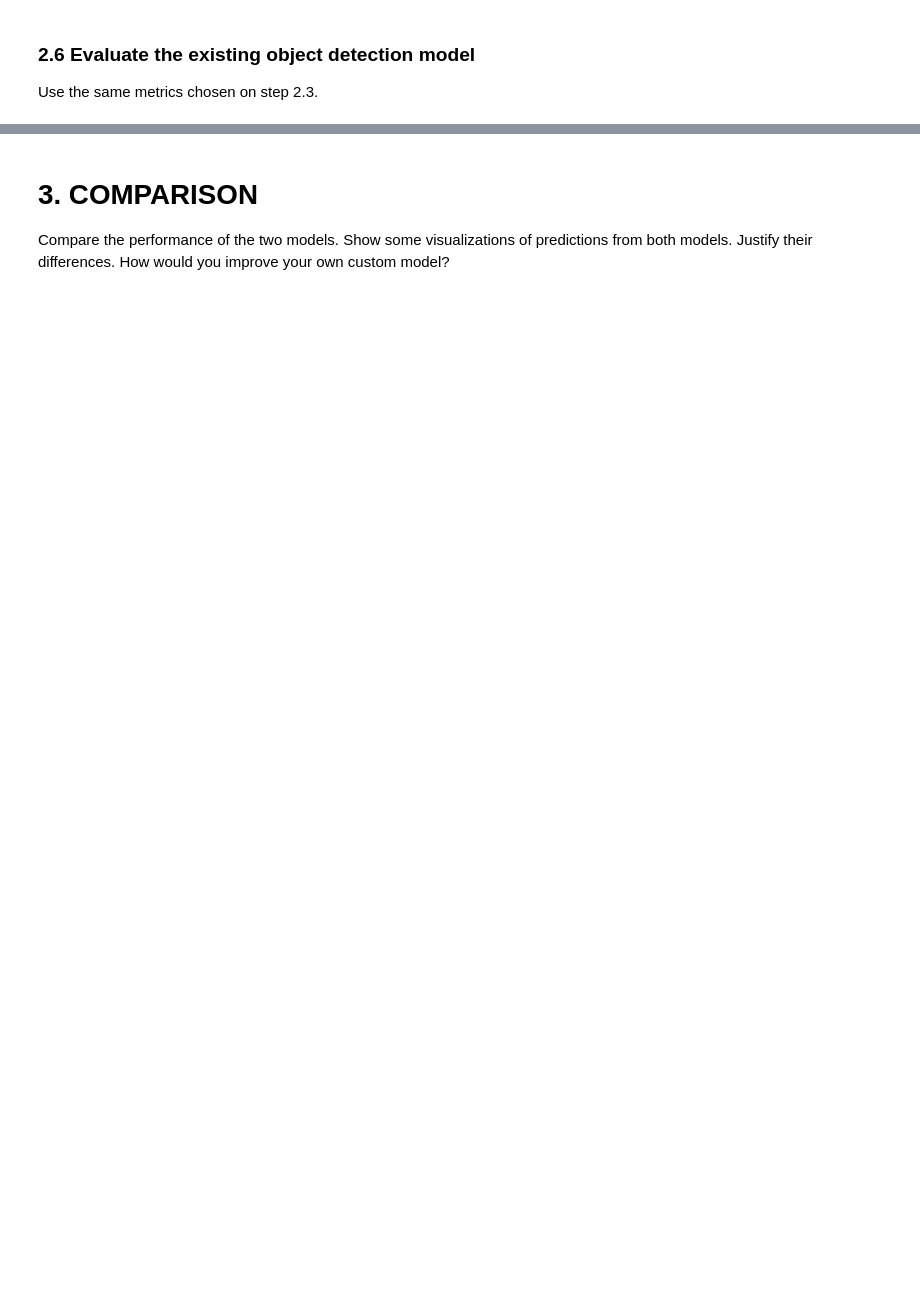
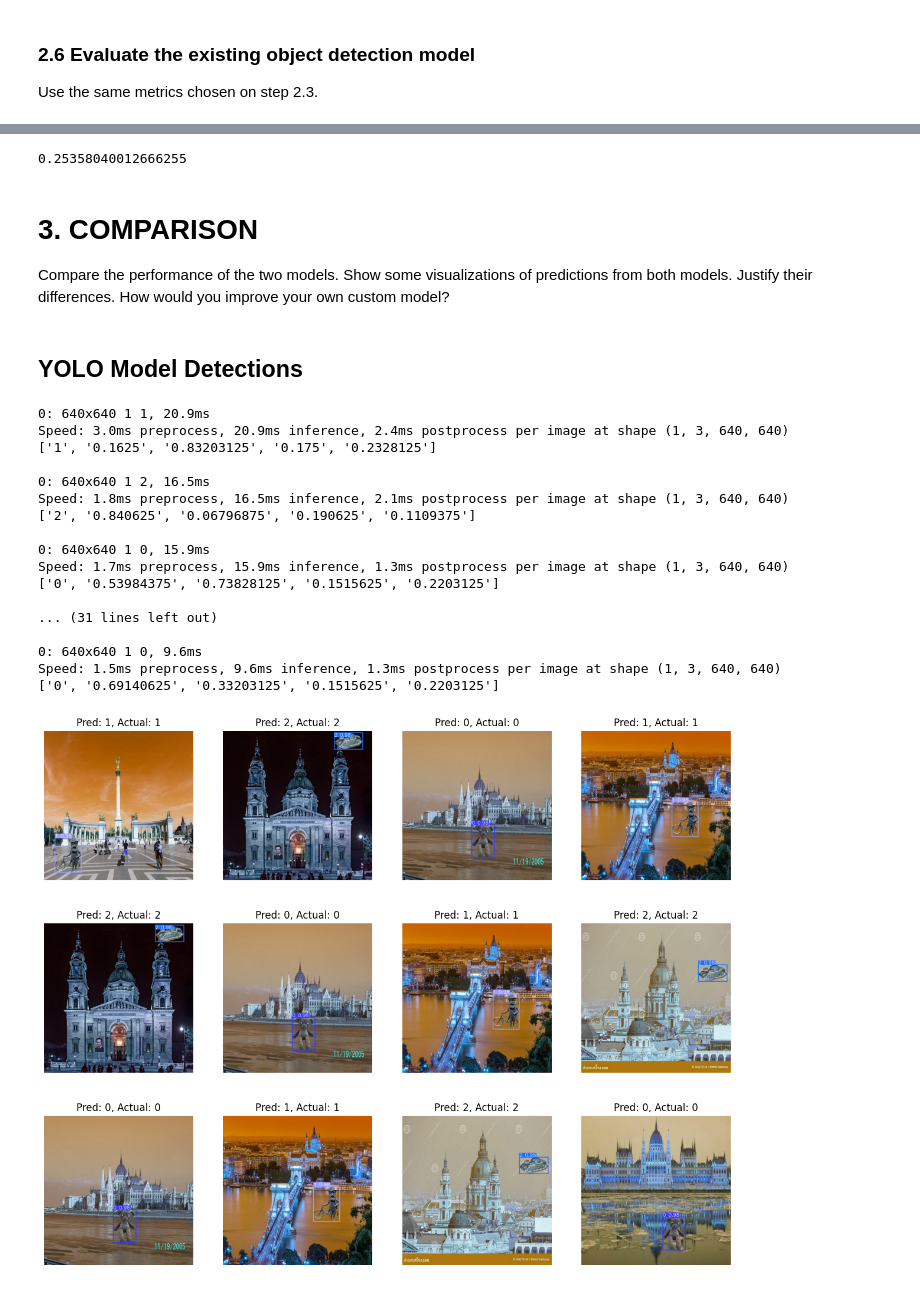
Before and after one commit to BahruzHuseynov/Portfolio, a Jupyter notebook: 1_DND_Assignment_1_23_24_2.ipynb, the cells around one changed output, grey strips where cells are left out. Cells and saved outputs as stored; diff of their text form; code cells hidden in the pictures; blank space fills up the shorter version.

```diff
--- a/1_DND_Assignment_1_23_24_2.ipynb
+++ b/1_DND_Assignment_1_23_24_2.ipynb
@@ -343,6 +309,3 @@ def add_bounding_box(i, x_min, y_min, x_max, y_max):
 
     draw.rectangle([top_left, bottom_right], outline="red", width=3)
     return im
-# %%
-f = df.iloc[5]
-add_bounding_box(f["image"], f["x_min"], f["y_min"], f["x_max"], f["y_max"])
@@ -848,3 +795,3 @@ Results saved to runs/detect/train52
 # %%
-res = yolo_model(["ImageDataset/test/images/Image000755.jpg"])
+res = yolo_model(["ImageDataset/test/images/Image000745.jpg"])
 # %% [output]
@@ -862,3 +895,7 @@ Use the same metrics chosen on step 2.3.
+# %%
+np.mean(np.abs(pred_boxes - actual_boxes))
+# %% [output]
+0.25358040012666255
 # %% [markdown]
 # 3. COMPARISON
 Compare the performance of the two models. Show some visualizations of predictions from both models. Justify their differences. How would you improve your own custom model?
@@ -866,0 +902,49 @@ Compare the performance of the two models. Show some visualizations of predictio
+# %% [markdown]
+## YOLO Model Detections
+# %%
+def visualize(im_fold, test_folder_images, test_folder_labels):
+    lst = []
+    lst_actual = []
+    lst_preds = []
+
+    for im, out in zip(test_folder_images[:12], test_folder_labels[:12]):
+        res = yolo_model([os.path.join(im_fold, im)])
+        txt = os.path.join(txt_fold, out)
+        with open(txt, 'r') as file:
+            content = file.read()
+            content = content.split()
+            print(content)
+
+        lst_preds.append(int(res[0].boxes.cls))
+        lst_actual.append(int(content[0]))
+        lst.append(res)
+
+    fig, ax = plt.subplots(3, 4, figsize = (15,12))
+    for i in range(3):
+        for j in range(4):
+            ax[i, j].imshow(lst[i+j][0].plot())
+            ax[i, j].axis('off')
+            ax[i, j].set_title(f"Pred: {lst_preds[i+j]}, Actual: {lst_actual[i+j]}")
+
+    plt.show()
+# %%
+visualize(im_fold, test_folder_images, test_folder_labels)
+# %% [output]
+0: 640x640 1 1, 20.9ms
+Speed: 3.0ms preprocess, 20.9ms inference, 2.4ms postprocess per image at shape (1, 3, 640, 640)
+['1', '0.1625', '0.83203125', '0.175', '0.2328125']
+
+0: 640x640 1 2, 16.5ms
+Speed: 1.8ms preprocess, 16.5ms inference, 2.1ms postprocess per image at shape (1, 3, 640, 640)
+['2', '0.840625', '0.06796875', '0.190625', '0.1109375']
+
+0: 640x640 1 0, 15.9ms
+Speed: 1.7ms preprocess, 15.9ms inference, 1.3ms postprocess per image at shape (1, 3, 640, 640)
+['0', '0.53984375', '0.73828125', '0.1515625', '0.2203125']
+
+... (31 lines left out)
+
+0: 640x640 1 0, 9.6ms
+Speed: 1.5ms preprocess, 9.6ms inference, 1.3ms postprocess per image at shape (1, 3, 640, 640)
+['0', '0.69140625', '0.33203125', '0.1515625', '0.2203125']
+[figure, added]
```
Also changed, not shown: parts of 26 cells of this notebook.
